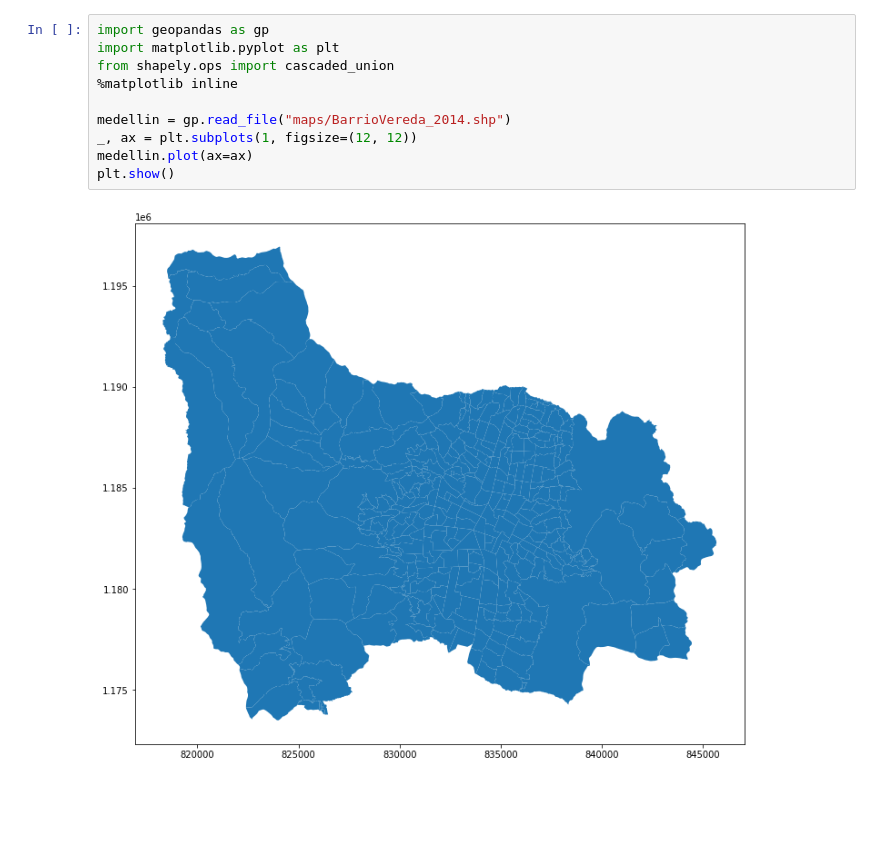
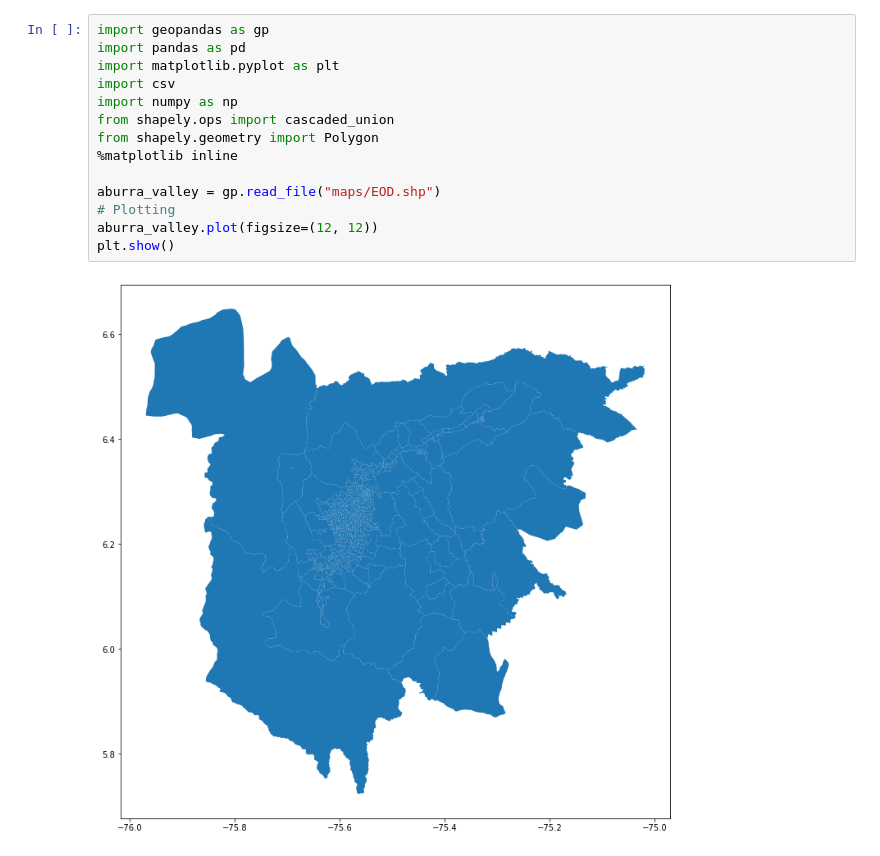
Before and after one commit to juanscr/covid-abms, a Jupyter notebook: covid/area.ipynb, the cells around one changed output. Cells and saved outputs as stored; diff of their text form; blank space fills up the shorter version.

```diff
--- a/covid/area.ipynb
+++ b/covid/area.ipynb
@@ -1,12 +1,16 @@
 # %%
 import geopandas as gp
+import pandas as pd
 import matplotlib.pyplot as plt
+import csv
+import numpy as np
 from shapely.ops import cascaded_union
+from shapely.geometry import Polygon
 %matplotlib inline
 
-medellin = gp.read_file("maps/BarrioVereda_2014.shp")
-_, ax = plt.subplots(1, figsize=(12, 12))
-medellin.plot(ax=ax)
+aburra_valley = gp.read_file("maps/EOD.shp")
+# Plotting
+aburra_valley.plot(figsize=(12, 12))
 plt.show()
 # %% [output]
-[figure, old version]
+[figure, new version]
```
Also changed, not shown: parts of 3 cells of this notebook.
